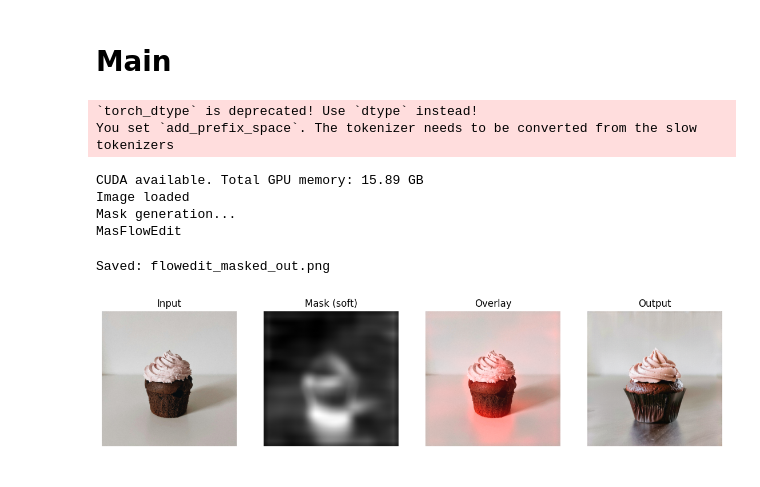
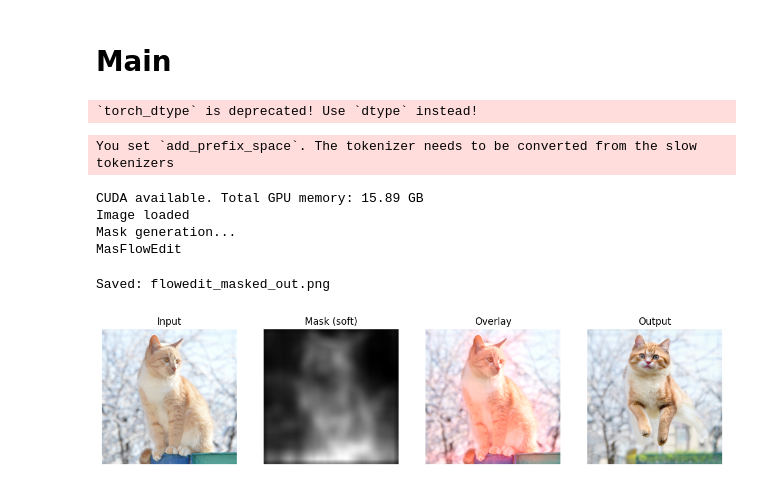
Before and after one commit to Jalalbaim/FocusFlow, a Jupyter notebook: focusflow.ipynb, the cells around one changed output. Saved outputs shown, nothing was run; the diff lists cells and outputs as text; code cells hidden in the pictures.

Commit message:
first implementation of FocusFlow - nice results

```diff
--- a/focusflow.ipynb
+++ b/focusflow.ipynb
@@ -497,7 +497,7 @@ if torch.cuda.is_available():
     print(f"CUDA available. Total GPU memory: {torch.cuda.get_device_properties(0).total_memory / 1024**3:.2f} GB")
 
 
-img_path = "/kaggle/input/flowedit-main-implementation/FlowEdit/example_images/cupcake.png"
+img_path = "/kaggle/input/flowedit-main-implementation/FlowEdit/example_images/cat_ginger.png"
 #/kaggle/input/flowedit-main-implementation/FlowEdit/example_images/cat_ginger.png
 init_img = Image.open(img_path)
 print("Image loaded")
@@ -505,10 +505,8 @@ print("Image loaded")
 IMG_SIZE = 512
 x_src = encode_image_to_latents(pipe, init_img, size=IMG_SIZE)
 
-src_prompt = "A single chocolate cupcake with a dark brown wrapper, topped with a swirl of pale pink frosting. The cupcake is centered in the frame, photographed in soft natural light. The background is plain and light-colored, minimal and uncluttered. The cupcake appears isolated with no visible table texture or environment details."
-# A cat sitting.
-tar_prompt = "A single chocolate cupcake with a dark brown wrapper topped with a swirl of pale pink frosting, placed on a dark wooden table in a kitchen. The table surface is clearly visible with natural wood texture with a kitchen behind."
-# A cat jumping in the air
+src_prompt = "A cat sitting."
+tar_prompt = "A cat jumping in the air"
 negative_prompt = ""
 
 edited_latents, mask_soft, mask_bin = FlowEditSD3_masked(
@@ -533,37 +531,37 @@ edited_latents, mask_soft, mask_bin = FlowEditSD3_masked(
     mask_blur_ks=5,
     mask_dilate_ks=0,
     mask_threshold=0.5,
 )
 
 out_img = decode_latents_to_pil(pipe, edited_latents)
 out_img.save("flowedit_masked_out.png")
 print("Saved:", "flowedit_masked_out.png")
 
 if torch.cuda.is_available():
     torch.cuda.empty_cache()
 
 
 if mask_soft is not None:
     m = upsample_mask_to_image(mask_soft.numpy(), out_size=IMG_SIZE)
 
     init_vis = init_img.convert("RGB").resize((IMG_SIZE, IMG_SIZE))
     init_arr = np.array(init_vis).astype(np.float32) / 255.0
 
     overlay = init_arr.copy()
     overlay[..., 0] = np.clip(overlay[..., 0] + 0.6 * m, 0, 1)
 
     plt.figure(figsize=(14, 5))
     plt.subplot(1, 4, 1); plt.title("Input"); plt.imshow(init_arr); plt.axis("off")
     plt.subplot(1, 4, 2); plt.title("Mask (soft)"); plt.imshow(m, cmap="gray"); plt.axis("off")
     plt.subplot(1, 4, 3); plt.title("Overlay"); plt.imshow(overlay); plt.axis("off")
     plt.subplot(1, 4, 4); plt.title("Output"); plt.imshow(out_img); plt.axis("off")
     plt.show()
 # %% [output]
 `torch_dtype` is deprecated! Use `dtype` instead!
-You set `add_prefix_space`. The tokenizer needs to be converted from the slow tokenizers
-CUDA available. Total GPU memory: 15.89 GB
-Image loaded
-Mask generation...
-MasFlowEdit
+You set `add_prefix_space`. The tokenizer needs to be converted from the slow tokenizers
-Saved: flowedit_masked_out.png
+CUDA available. Total GPU memory: 15.89 GB
+Image loaded
+Mask generation...
+MasFlowEdit
+Saved: flowedit_masked_out.png
-[figure, old version]
+[figure, new version]
```
Also changed, not shown: parts of 1 cell of this notebook, 1 other file.
